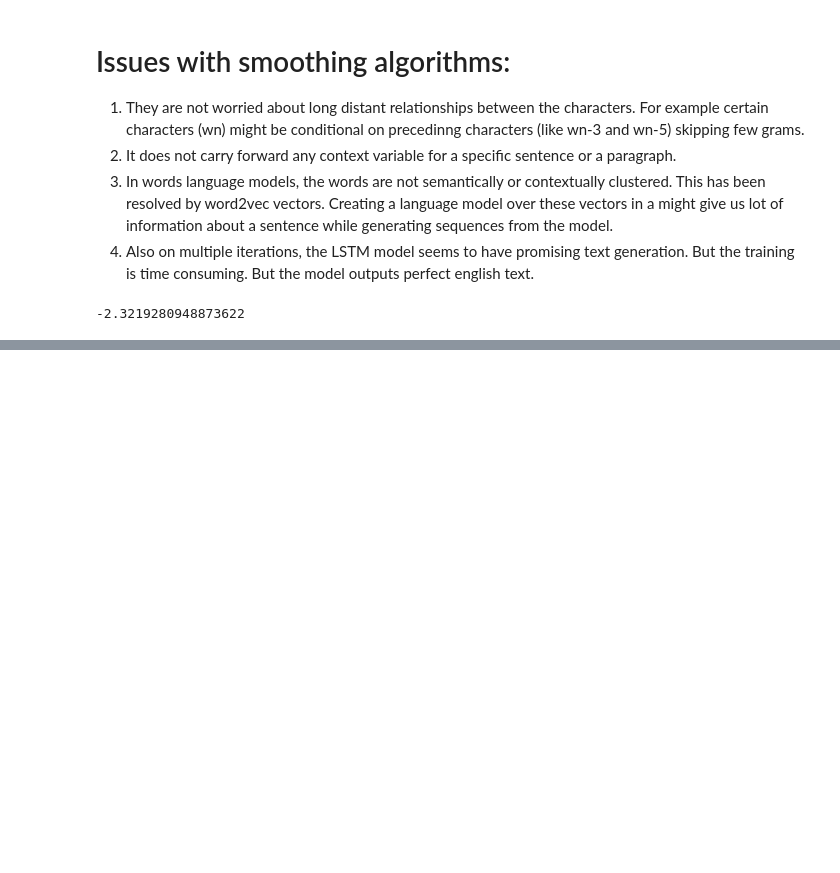
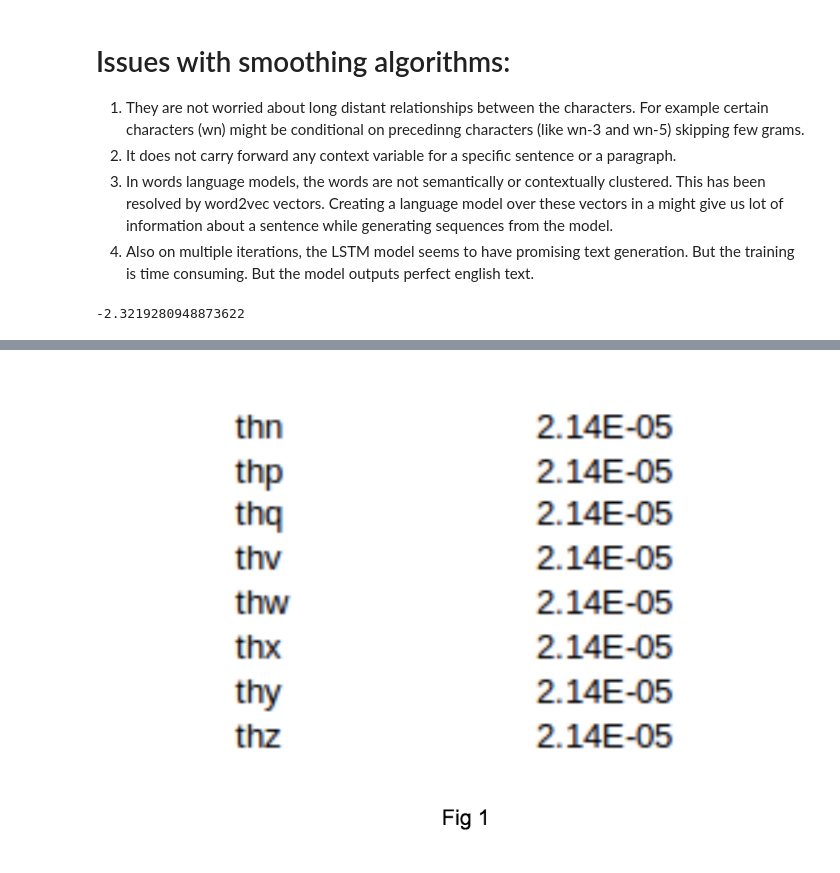
Before and after one commit to JeffreyJosanne/char-trigram, a Jupyter notebook: ANLP.ipynb, the cells around one changed output, grey strips where cells are left out. Cells and saved outputs as stored; diff of their text form; code cells hidden in the pictures; blank space fills up the shorter version.

```diff
--- a/ANLP.ipynb
+++ b/ANLP.ipynb
@@ -523,0 +586,5 @@ def getasciiForSingleCharForGiven(character):
+# %%
+from IPython.display import Image
+Image("fig1.png")
+# %% [output]
+[figure, added]
```
Also changed, not shown: parts of 15 cells of this notebook, 1 other file.
